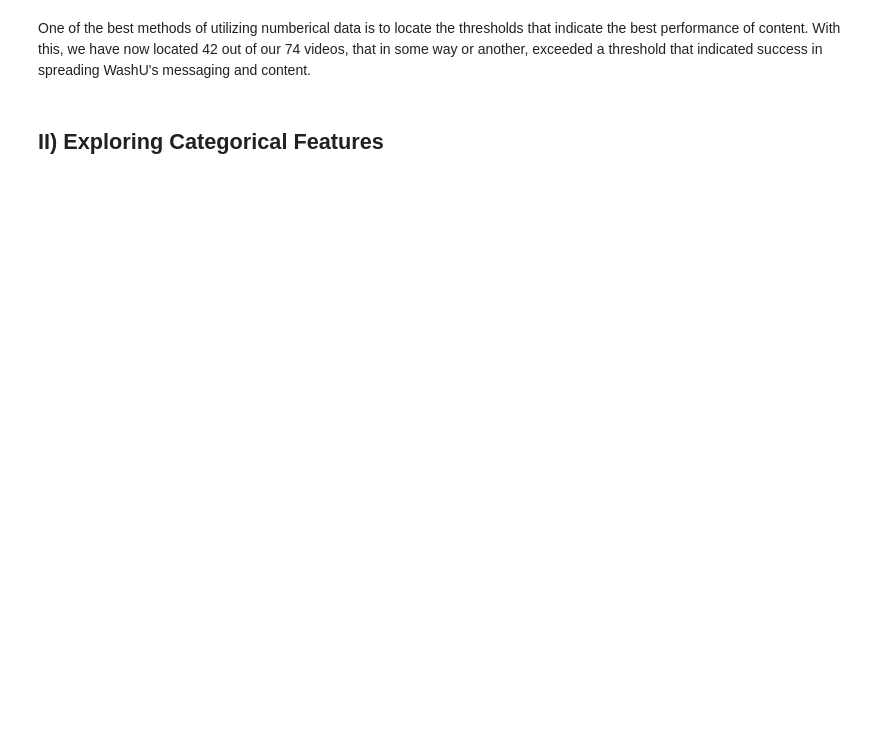
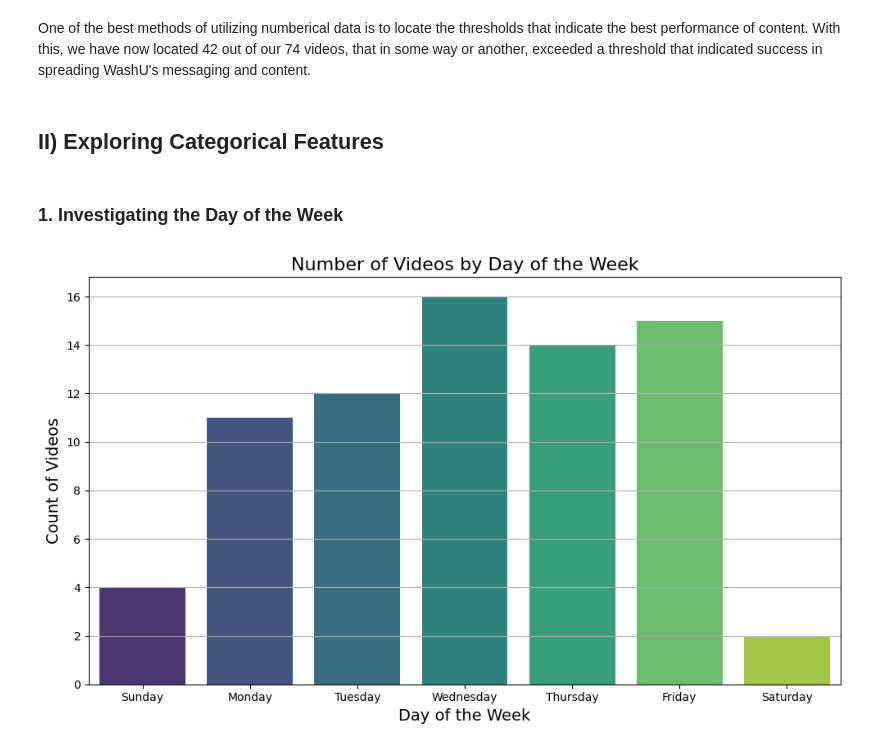
Before and after one commit to hjake22/washusocial24summerintern, a Jupyter notebook: exploringTikTokAnalytics.ipynb, the cells around one changed output. Drawn from its saved outputs; the diff is of its cells as text; code cells hidden in the pictures; blank space fills up the shorter version.

```diff
--- a/exploringTikTokAnalytics.ipynb
+++ b/exploringTikTokAnalytics.ipynb
@@ -1106,3 +1111,23 @@ numerical_columns.head(42)
 One of the best methods of utilizing numberical data is to locate the thresholds that indicate the best performance of content. With this, we have now located 42 out of our 74 videos, that in some way or another, exceeded a threshold that indicated success in spreading WashU's messaging and content.
 # %% [markdown]
 ## II) Exploring Categorical Features
+# %% [markdown]
+### 1. Investigating the Day of the Week
+# %%
+import seaborn as sns
+
+# Create a categorical histogram using seaborn
+plt.figure(figsize=(10, 6))
+sns.countplot(data=df, x='Day of week', order=['Sunday','Monday', 'Tuesday', 'Wednesday', 'Thursday', 'Friday', 'Saturday'], palette='viridis')
+
+# Set the title and labels
+plt.title('Number of Videos by Day of the Week', fontsize=16)
+plt.xlabel('Day of the Week', fontsize=14)
+plt.ylabel('Count of Videos', fontsize=14)
+
+# Show the plot
+plt.grid(axis='y')
+plt.tight_layout()
+plt.show()
+# %% [output]
+[figure, added]
```
Also changed, not shown: parts of 13 cells of this notebook.
